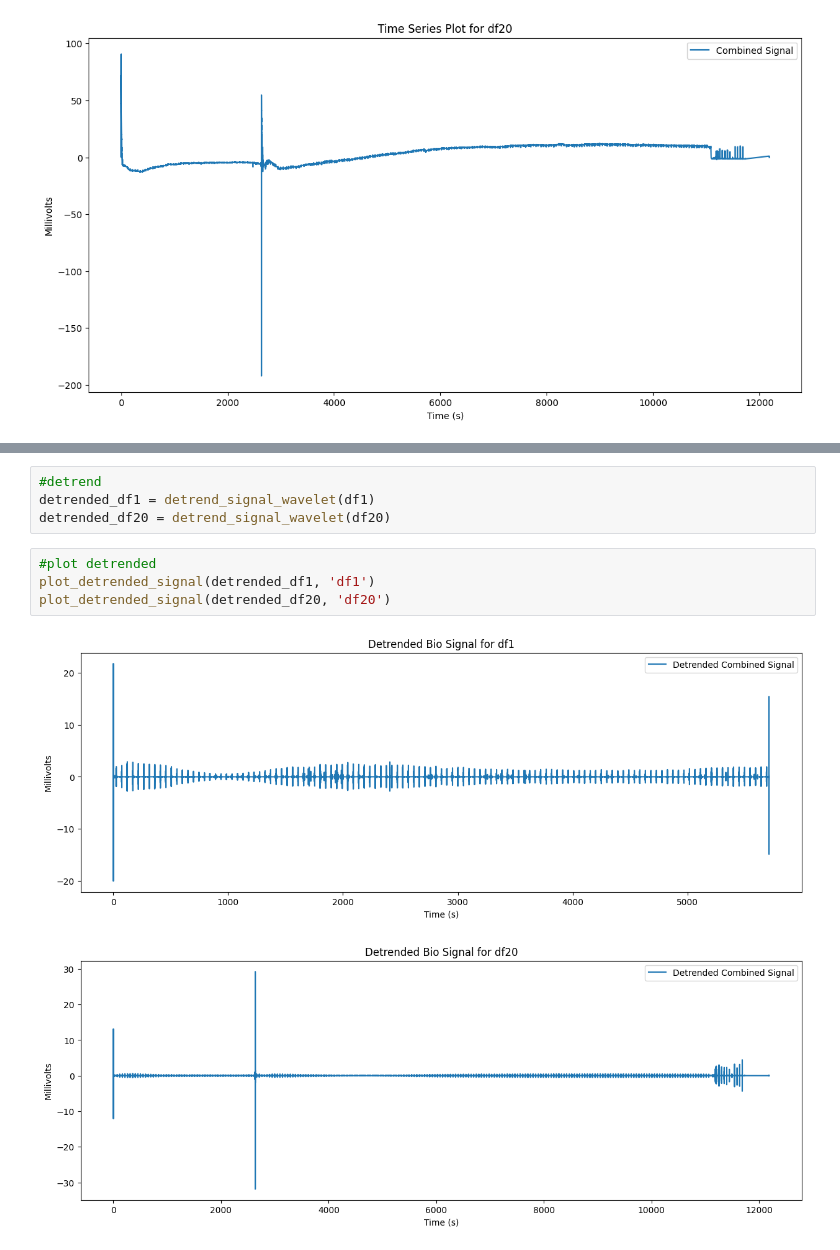
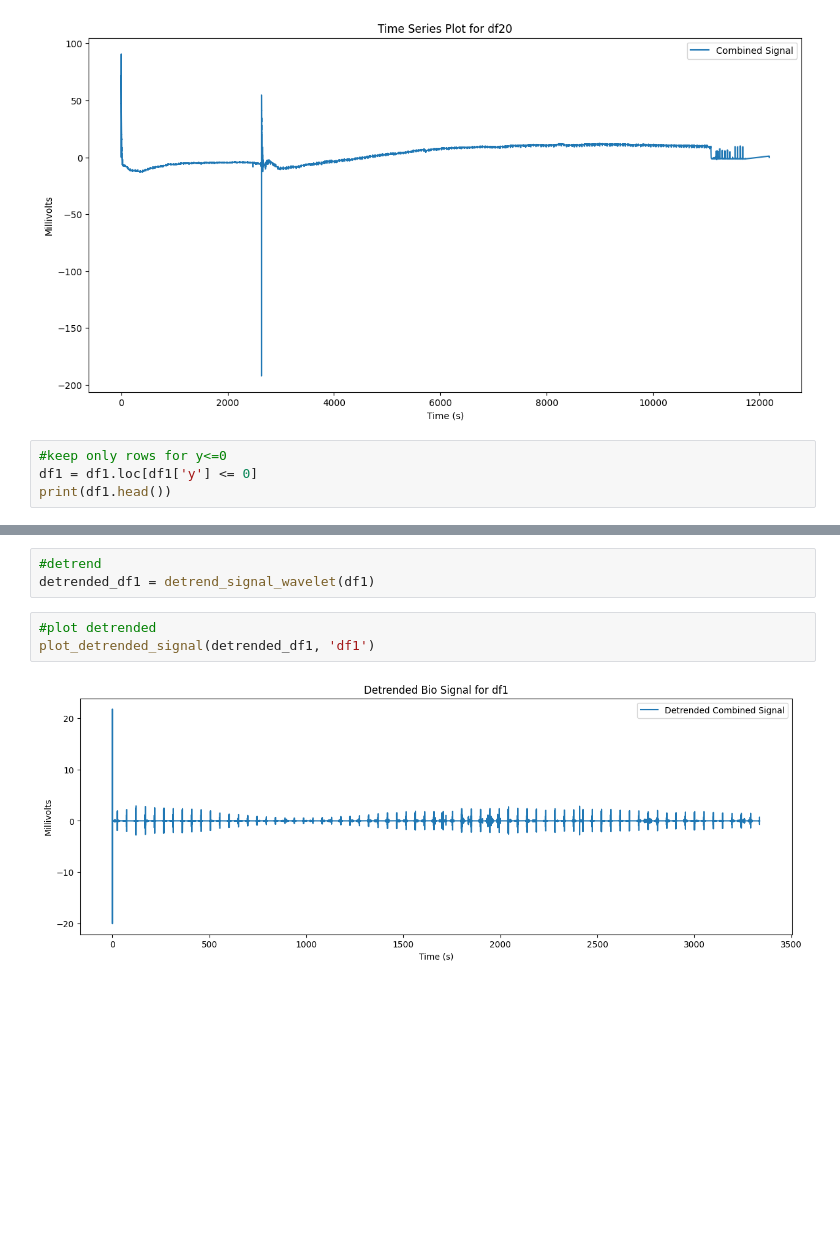
Before and after one commit to stebil87/Thesis, a Jupyter notebook: Analysis.ipynb, the cells around one changed output, grey strips where cells are left out. Drawn from its saved outputs; the diff is of its cells as text; blank space fills up the shorter version.

```diff
--- a/Analysis.ipynb
+++ b/Analysis.ipynb
@@ -76,3 +77,7 @@ plot_time_series(df20, 'Time Series Plot for df20')
 # %% [output]
 [figure]
 [figure]
+# %%
+#keep only rows for y<=0
+df1 = df1.loc[df1['y'] <= 0]
+print(df1.head())
@@ -110,14 +119,11 @@ look-up table. The actual p-value is smaller than the p-value returned.
 # %%
 #detrend
 detrended_df1 = detrend_signal_wavelet(df1)
-detrended_df20 = detrend_signal_wavelet(df20)
 # %%
 #plot detrended
 plot_detrended_signal(detrended_df1, 'df1')
-plot_detrended_signal(detrended_df20, 'df20')
 # %% [output]
-[figure, old version]
+[figure, new version]
-[figure, removed]
 # %%
 #feature generation
 features_df1 = extract_features(detrended_df1)
```
Also changed, not shown: parts of 9 cells of this notebook, 4 other files.
